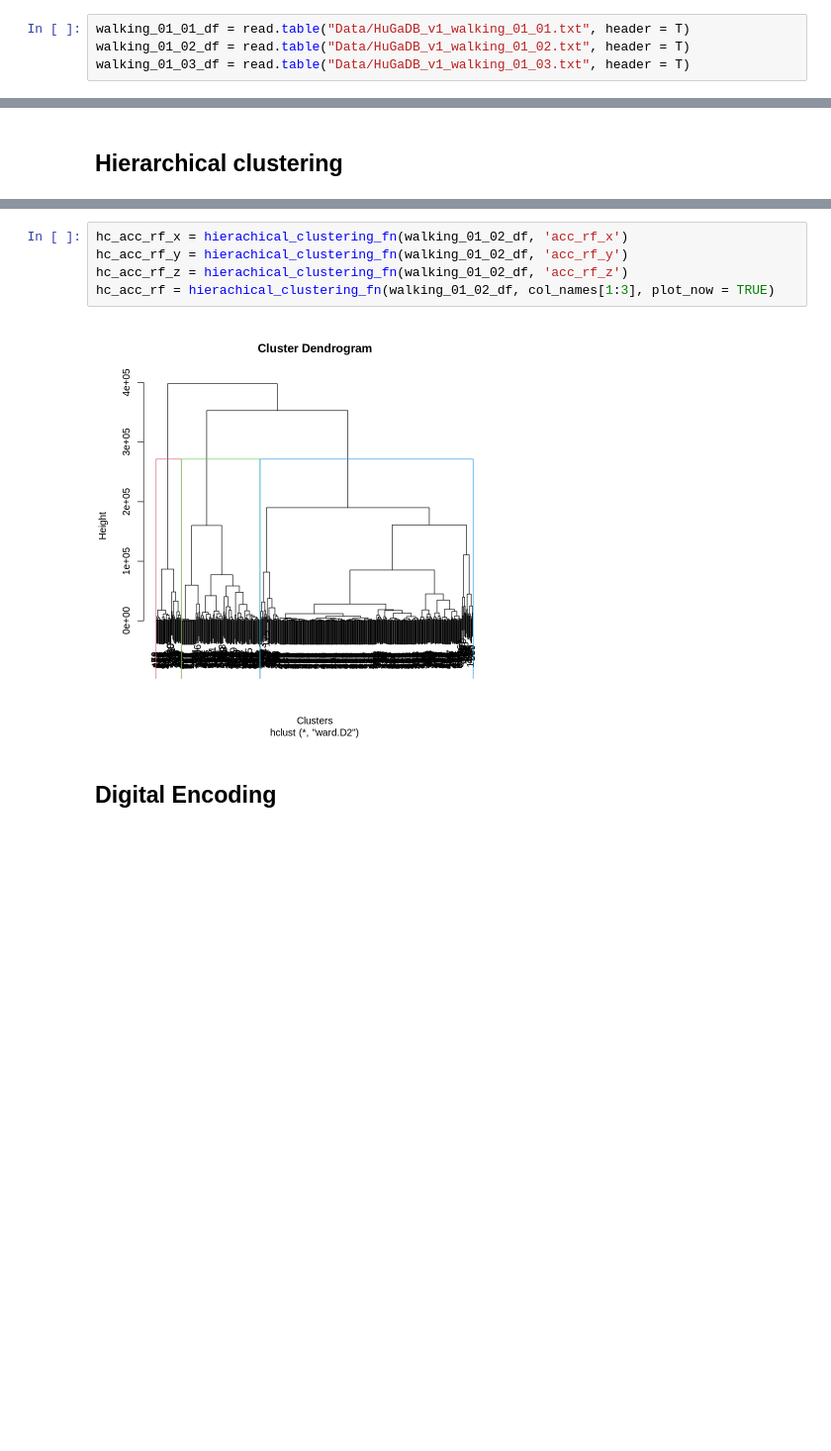
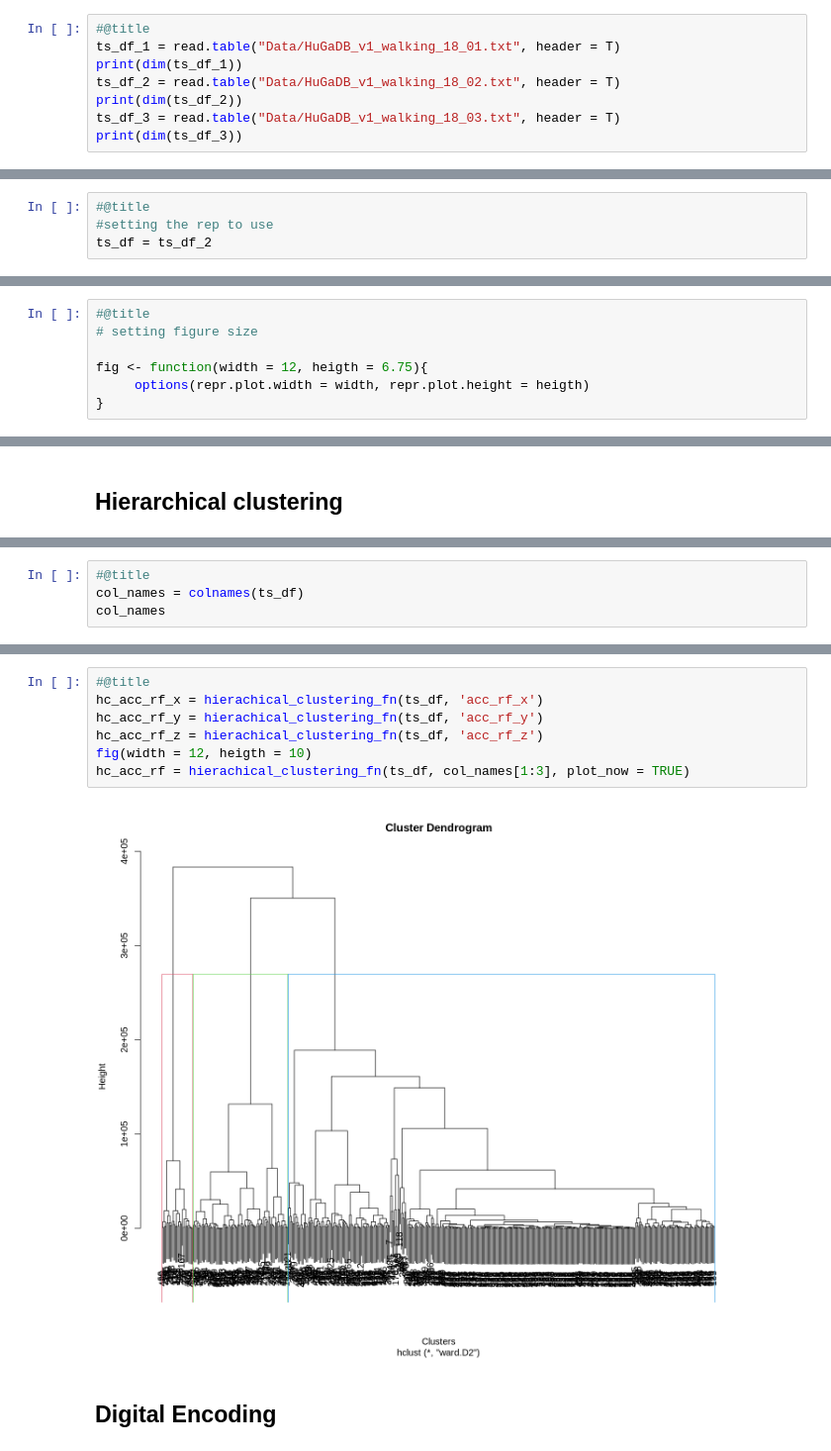
Before and after one commit to ormorteey/STA-250-Project, a Jupyter notebook: STA_250_[R]_Computational_Statistics.ipynb, the cells around one changed output, grey strips where cells are left out. Shown at 99% size. Drawn from its saved outputs; the diff is of its cells as text; blank space fills up the shorter version.

```diff
--- a/STA_250_[R]_Computational_Statistics.ipynb
+++ b/STA_250_[R]_Computational_Statistics.ipynb
@@ -58,4 +59,8 @@ A data.frame: 6 × 39
 # %%
-walking_01_01_df = read.table("Data/HuGaDB_v1_walking_01_01.txt", header = T)
-walking_01_02_df = read.table("Data/HuGaDB_v1_walking_01_02.txt", header = T)
-walking_01_03_df = read.table("Data/HuGaDB_v1_walking_01_03.txt", header = T)
+#@title
+ts_df_1 = read.table("Data/HuGaDB_v1_walking_18_01.txt", header = T)
+print(dim(ts_df_1))
+ts_df_2 = read.table("Data/HuGaDB_v1_walking_18_02.txt", header = T)
+print(dim(ts_df_2))
+ts_df_3 = read.table("Data/HuGaDB_v1_walking_18_03.txt", header = T)
+print(dim(ts_df_3))
@@ -62,3 +71,14 @@ walking_01_03_df = read.table("Data/HuGaDB_v1_walking_01_03.txt", header = T)
+# %%
+#@title
+#setting the rep to use
+ts_df = ts_df_2
 # %% [markdown]
 ## **Plots for gait dynamic time series**
+# %%
+#@title
+# setting figure size
+
+fig <- function(width = 12, heigth = 6.75){
+     options(repr.plot.width = width, repr.plot.height = heigth)
+}
 # %%
@@ -266,0 +293,4 @@ col_names
+# %%
+#@title
+col_names = colnames(ts_df)
+col_names
@@ -267,10 +305,12 @@ col_names
 # %%
-hc_acc_rf_x = hierachical_clustering_fn(walking_01_02_df, 'acc_rf_x')
-hc_acc_rf_y = hierachical_clustering_fn(walking_01_02_df, 'acc_rf_y')
-hc_acc_rf_z = hierachical_clustering_fn(walking_01_02_df, 'acc_rf_z')
-hc_acc_rf = hierachical_clustering_fn(walking_01_02_df, col_names[1:3], plot_now = TRUE)
+#@title
+hc_acc_rf_x = hierachical_clustering_fn(ts_df, 'acc_rf_x')
+hc_acc_rf_y = hierachical_clustering_fn(ts_df, 'acc_rf_y')
+hc_acc_rf_z = hierachical_clustering_fn(ts_df, 'acc_rf_z')
+fig(width = 12, heigth = 10)
+hc_acc_rf = hierachical_clustering_fn(ts_df, col_names[1:3], plot_now = TRUE)
 # %% [output]
-[figure, old version]
+[figure, new version]
 # %% [markdown]
 ## Digital Encoding
 # %%
```
Also changed, not shown: parts of 42 cells of this notebook.
